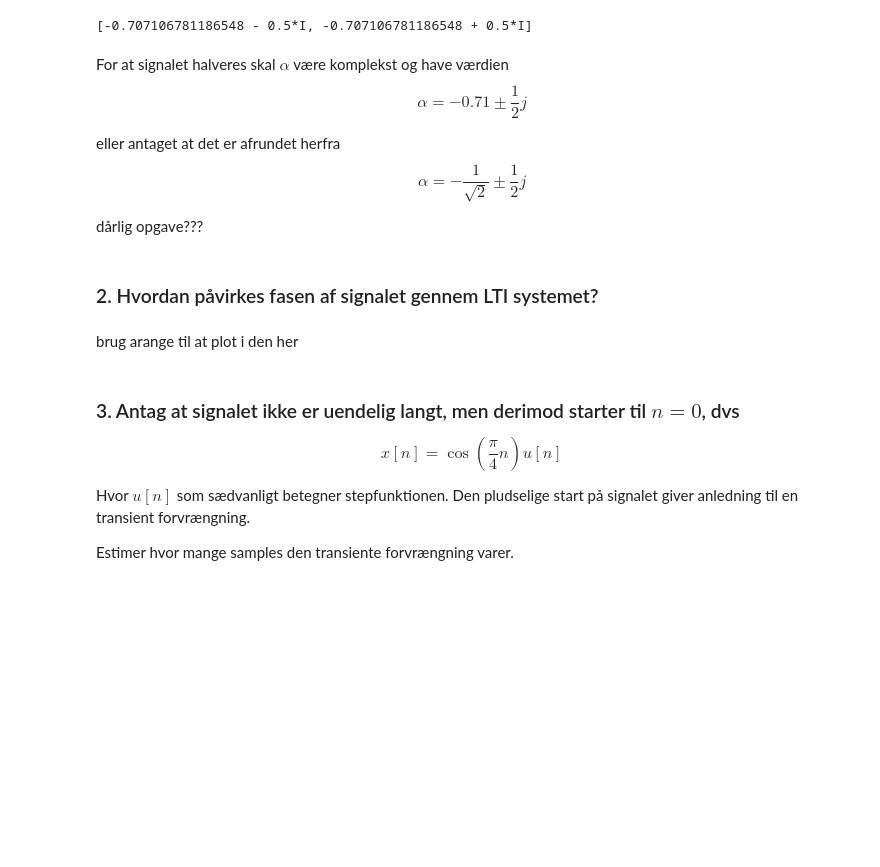
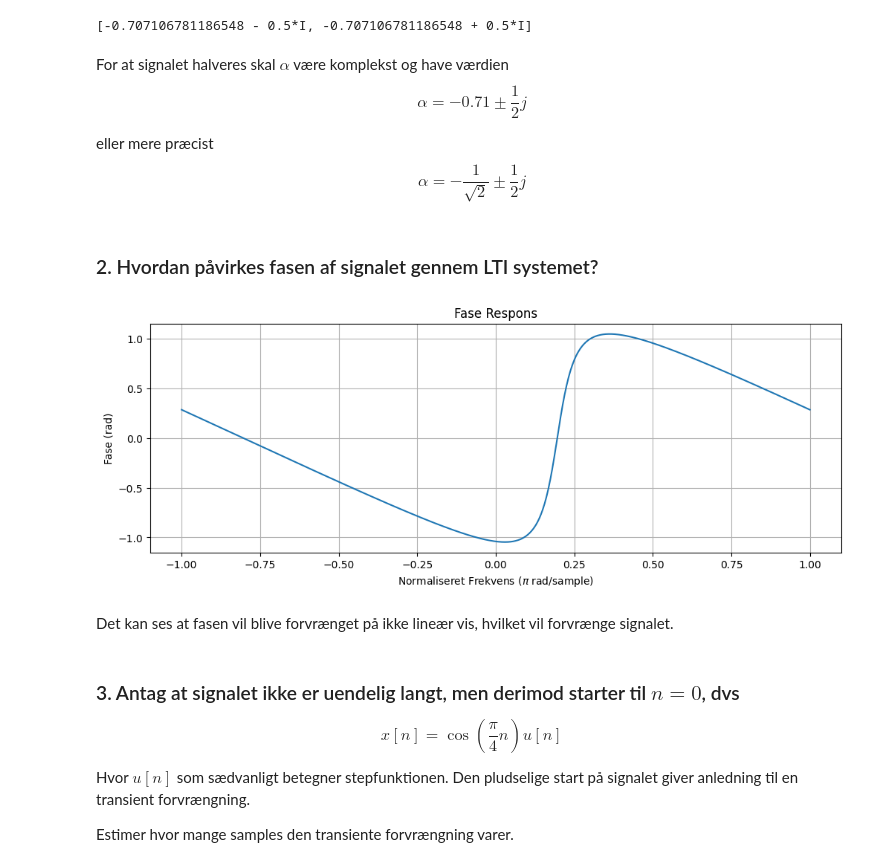
Before and after one commit to Khanrik/UniFolder, a Jupyter notebook: 4. Semester/Diskret-tids signalbehandling/Eksamensforberedelse/DTSPexam2024/DTSPexam2024.ipynb, the cells around one changed output. Drawn from its saved outputs; the diff is of its cells as text; code cells hidden in the pictures; blank space fills up the shorter version.

```diff
--- a/4. Semester/Diskret-tids signalbehandling/Eksamensforberedelse/DTSPexam2024/DTSPexam2024.ipynb
+++ b/4. Semester/Diskret-tids signalbehandling/Eksamensforberedelse/DTSPexam2024/DTSPexam2024.ipynb
@@ -98,19 +96,29 @@ $$
 \alpha = -0.71 \pm \frac{1}{2}j
 $$
 
-eller antaget at det er afrundet herfra
+eller mere præcist
 $$
 \alpha = -\frac{1}{\sqrt{2}} \pm \frac{1}{2}j
 $$
-
-dårlig opgave???
 # %% [markdown]
 ### 2. Hvordan påvirkes fasen af signalet gennem LTI systemet?
 # %%
-a = - (1/np.sqrt(2)) + 1j/2
-H = 1 + a
+w = np.linspace(-np.pi, np.pi, 1000)
+a = - (1/np.sqrt(2)) - 1j/2
+H = 1 + a * np.exp(-1j * w)
+
+plt.figure(figsize=(12, 4))
+
+plt.plot(w / np.pi, np.angle(H))
+plt.title('Fase Respons')
+plt.xlabel('Normaliseret Frekvens ($\pi$ rad/sample)')
+plt.ylabel('Fase (rad)')
+plt.grid(True)
+plt.show()
+# %% [output]
+[figure, added]
-# %% [markdown]
-brug arange til at plot i den her
+# %% [markdown]
+Det kan ses at fasen vil blive forvrænget på ikke lineær vis, hvilket vil forvrænge signalet.
 # %% [markdown]
 ### 3. Antag at signalet ikke er uendelig langt, men derimod starter til $n=0$, dvs
 $$
```
Also changed, not shown: parts of 15 cells of this notebook, 10 other files.
